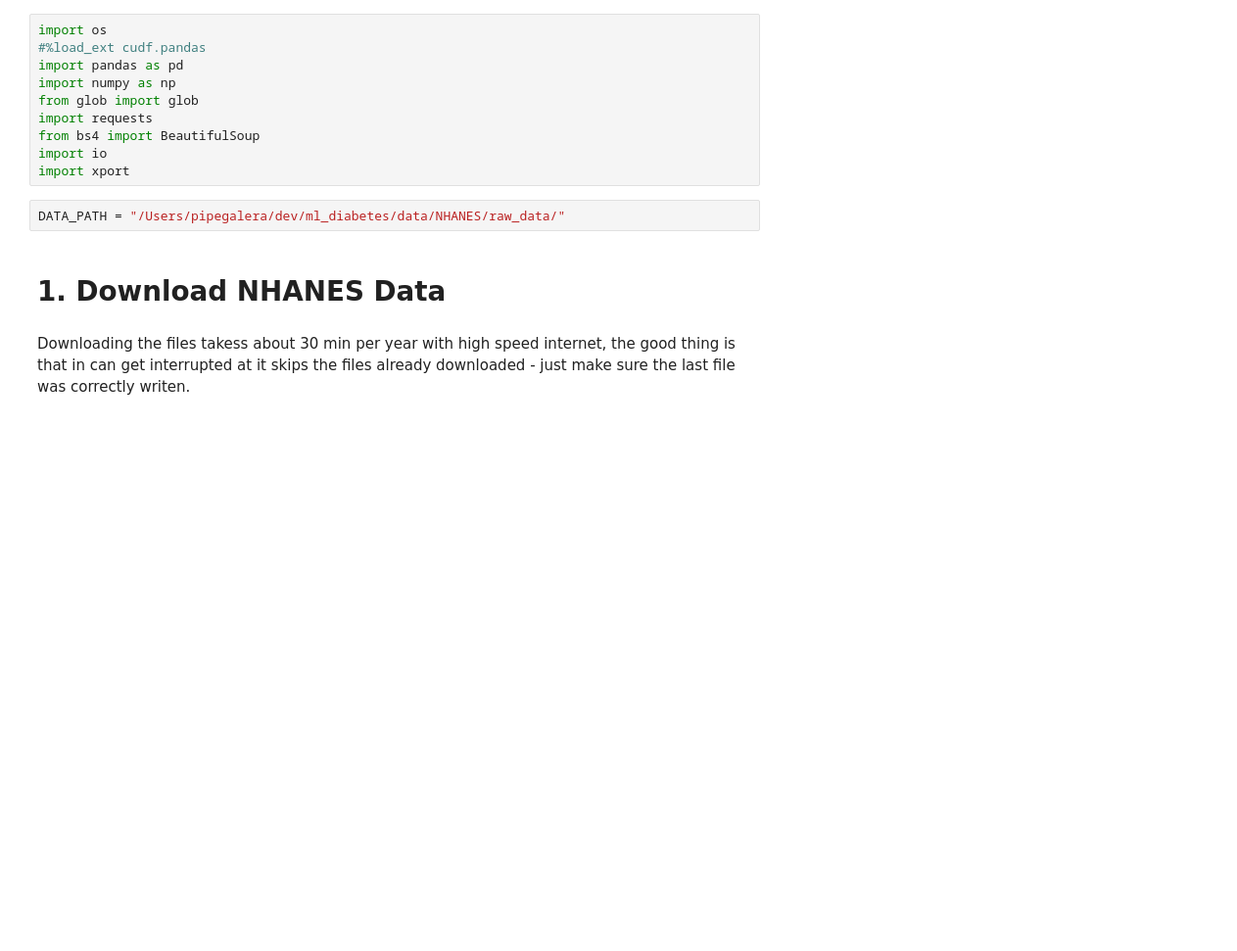
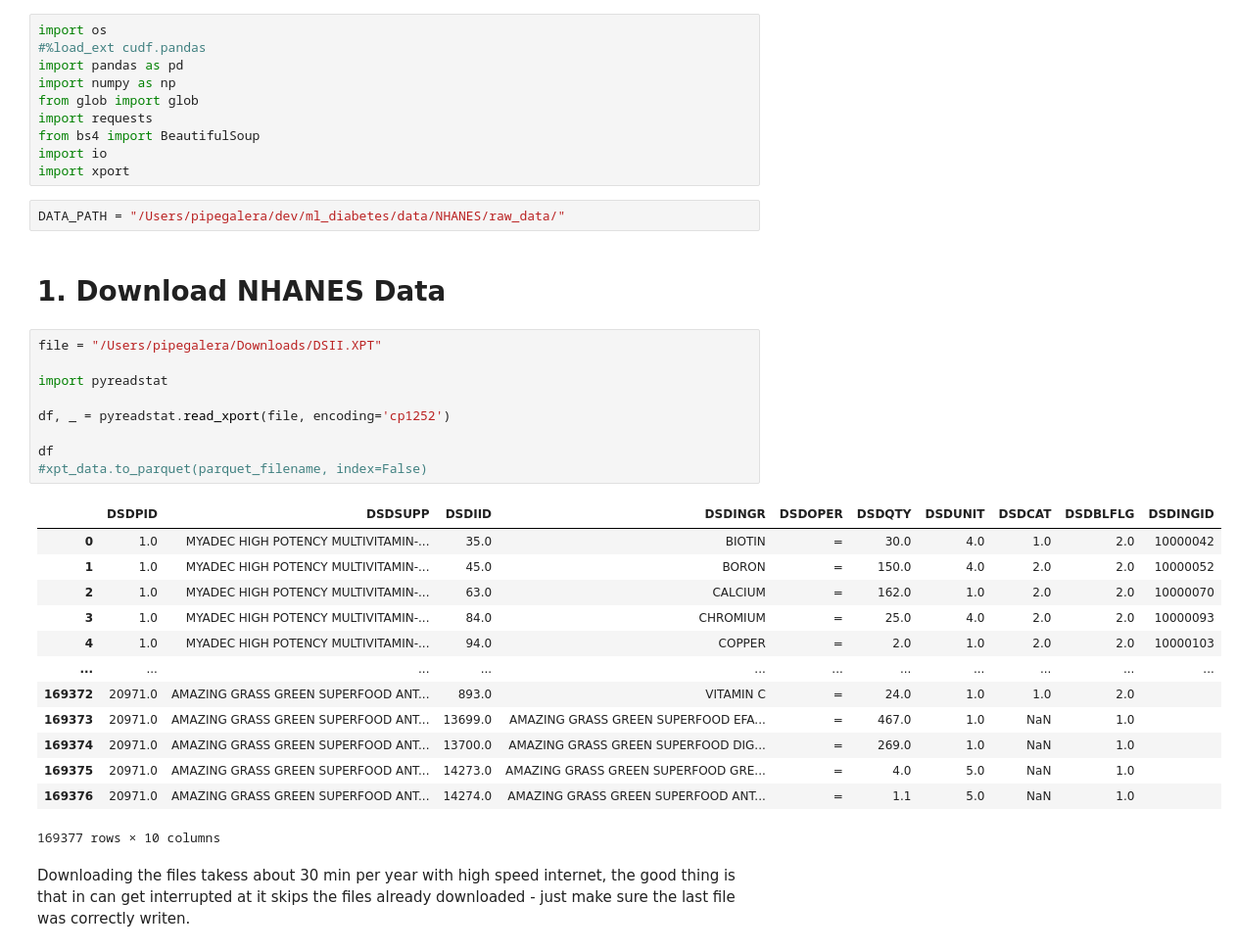
Before and after one commit to pipegalera/ml_diabetes, a Jupyter notebook: notebooks/nhanes_data_backfill.ipynb, the cells around one changed output. Shown at 98% size. Cells and saved outputs as stored; diff of their text form; blank space fills up the shorter version.

Commit message:
replaced xport for pyreadstat

```diff
--- a/notebooks/nhanes_data_backfill.ipynb
+++ b/notebooks/nhanes_data_backfill.ipynb
@@ -18,6 +18,29 @@ import xport
 DATA_PATH = "/Users/pipegalera/dev/ml_diabetes/data/NHANES/raw_data/"
 # %% [markdown]
 # 1. Download NHANES Data
+# %%
+file = "/Users/pipegalera/Downloads/DSII.XPT"
+
+import pyreadstat
+
+df, _ = pyreadstat.read_xport(file, encoding='cp1252')
+
+df
+#xpt_data.to_parquet(parquet_filename, index=False)
+# %% [output]
+|  | DSDPID | DSDSUPP | DSDIID | DSDINGR | DSDOPER | DSDQTY | DSDUNIT | DSDCAT | DSDBLFLG | DSDINGID |
+| 0 | 1.0 | MYADEC HIGH POTENCY MULTIVITAMIN-... | 35.0 | BIOTIN | = | 30.0 | 4.0 | 1.0 | 2.0 | 10000042 |
+| 1 | 1.0 | MYADEC HIGH POTENCY MULTIVITAMIN-... | 45.0 | BORON | = | 150.0 | 4.0 | 2.0 | 2.0 | 10000052 |
+| 2 | 1.0 | MYADEC HIGH POTENCY MULTIVITAMIN-... | 63.0 | CALCIUM | = | 162.0 | 1.0 | 2.0 | 2.0 | 10000070 |
+| 3 | 1.0 | MYADEC HIGH POTENCY MULTIVITAMIN-... | 84.0 | CHROMIUM | = | 25.0 | 4.0 | 2.0 | 2.0 | 10000093 |
+| 4 | 1.0 | MYADEC HIGH POTENCY MULTIVITAMIN-... | 94.0 | COPPER | = | 2.0 | 1.0 | 2.0 | 2.0 | 10000103 |
+| ... | ... | ... | ... | ... | ... | ... | ... | ... | ... | ... |
+| 169372 | 20971.0 | AMAZING GRASS GREEN SUPERFOOD ANT... | 893.0 | VITAMIN C | = | 24.0 | 1.0 | 1.0 | 2.0 |  |
+| 169373 | 20971.0 | AMAZING GRASS GREEN SUPERFOOD ANT... | 13699.0 | AMAZING GRASS GREEN SUPERFOOD EFA... | = | 467.0 | 1.0 | NaN | 1.0 |  |
+| 169374 | 20971.0 | AMAZING GRASS GREEN SUPERFOOD ANT... | 13700.0 | AMAZING GRASS GREEN SUPERFOOD DIG... | = | 269.0 | 1.0 | NaN | 1.0 |  |
+| 169375 | 20971.0 | AMAZING GRASS GREEN SUPERFOOD ANT... | 14273.0 | AMAZING GRASS GREEN SUPERFOOD GRE... | = | 4.0 | 5.0 | NaN | 1.0 |  |
+| 169376 | 20971.0 | AMAZING GRASS GREEN SUPERFOOD ANT... | 14274.0 | AMAZING GRASS GREEN SUPERFOOD ANT... | = | 1.1 | 5.0 | NaN | 1.0 |  |
+169377 rows × 10 columns
 # %% [markdown]
 Downloading the files takess about 30 min per year with high speed internet, the good thing is that in can get interrupted at it skips the files already downloaded - just make sure the last file was correctly writen.
 # %%
```
Also changed, not shown: parts of 1 cell of this notebook, 1 other file.
